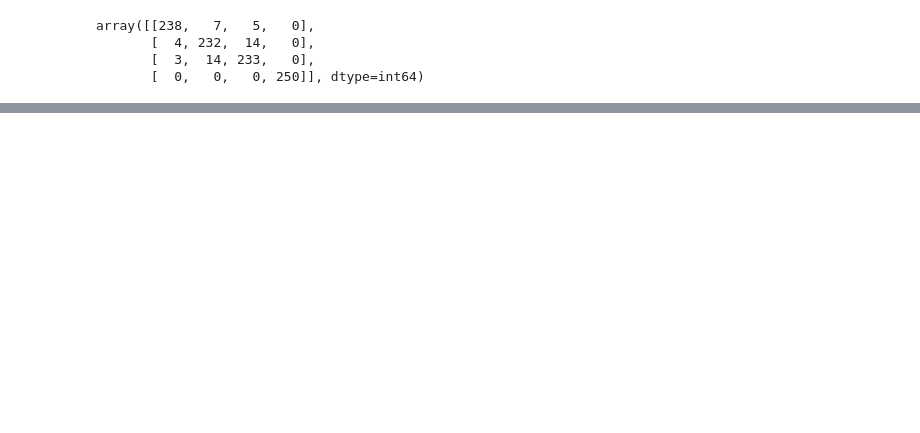
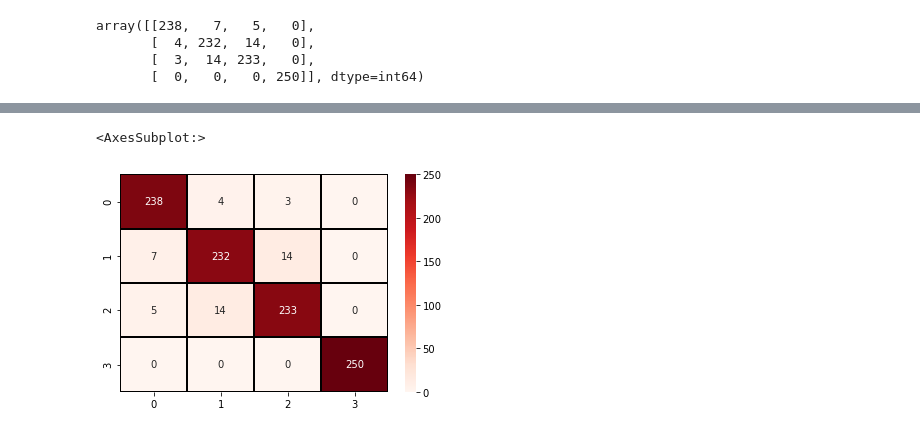
Before and after one commit to Fillippp/Datenanalyse, a Jupyter notebook: partitionierende_clusteranalyse_sample_size_1000.ipynb, the cells around one changed output, grey strips where cells are left out. Drawn from its saved outputs; the diff is of its cells as text; code cells hidden in the pictures; blank space fills up the shorter version.

Commit message:
Notebook weiter formatiert, Methodenbeschreibungen angepasst, Heatmap angepasst

```diff
--- a/partitionierende_clusteranalyse_sample_size_1000.ipynb
+++ b/partitionierende_clusteranalyse_sample_size_1000.ipynb
@@ -184,7 +192,10 @@ y_kmeans=kmeans.predict(X)
 <h3>Angleichen der Bezeichnungen von Zielklassen und durch KMeans gebildeten Cluster</h3>
 Da KMeans nicht die Bezeichnungen der Zielklassen kennt, stimmen die Bezeichnungen der Cluster eventuell nicht mit denen der Zielklassen überein. Zur Verdeutlichung: Es ist nicht zwangsläufig der Fall, dass KMeans unter den Cluster "0" die selben Werte subsumiert, wie es die make_blobs Methode bei der Zielkasse "0" tat. Auf unser Beispiel bezogen könnte es somit sein, dass KMeans unter den Cluster "0" Datensätze mit einer sehr schlechten Bonität einordnet, unsere Zielklasse dort im Gegensatz dazu aber eine sehr gute Bonität. Um Zielklassen und durch KMeans gebildete Cluster miteinander vergleichen zu können, werden in dem folgenden Schritt die Bezeichnungen der gebildeten Cluster and die Bezeichnungen der Zielklassen angeglichen:
 # %%
-labels = numpy.zeros_like(y_kmeans)
+from scipy.stats import mode
+from numpy import zeros_like
+
+labels = zeros_like(y_kmeans)
 for i in range(4):
     mask = (y_kmeans == i)
     labels[mask] = mode(y[mask])[0]
@@ -267,0 +276,7 @@ Der Begriff der Heatmap kommt von den verwendeten Farben, die wie bei einer Wär
+# %%
+from seaborn import heatmap
+
+heatmap(confusion_matrix(labels, y), cmap='Reds', linecolor='Black', linewidths='1', annot= True, fmt='g')
+# %% [output]
+<AxesSubplot:>
+[figure, added]
```
Also changed, not shown: parts of 14 cells of this notebook, 1 other file.
